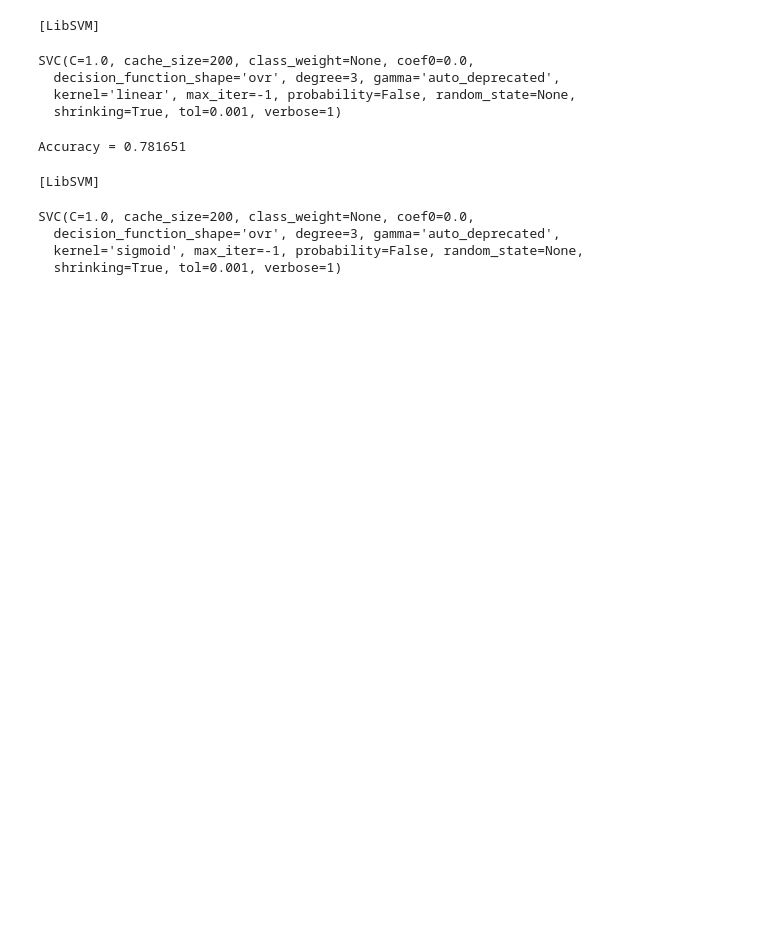
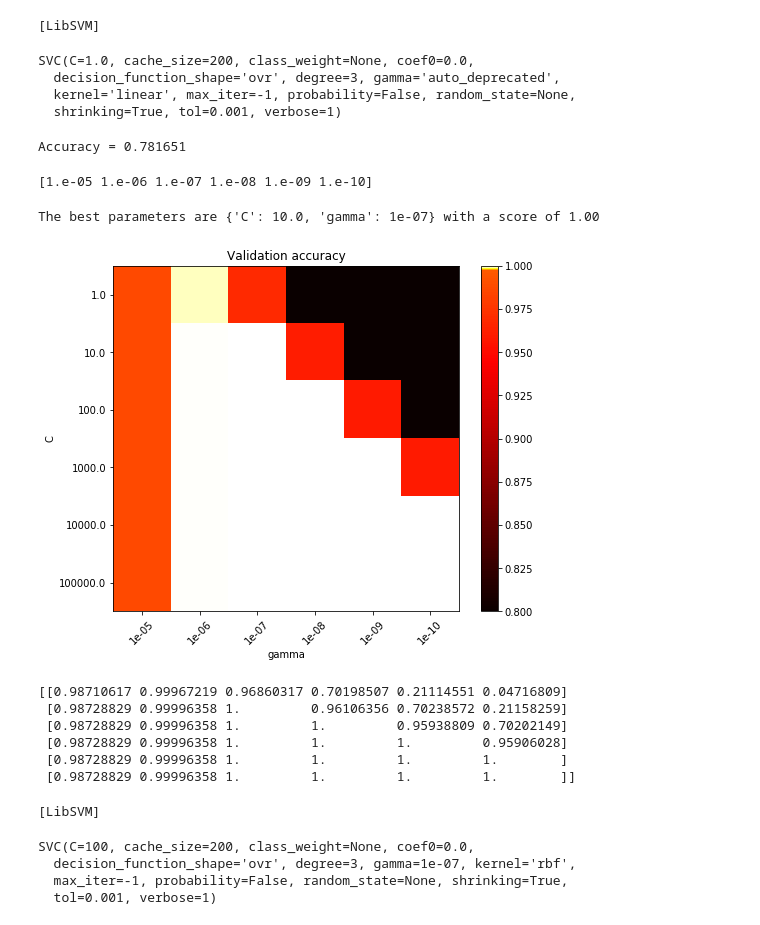
Before and after one commit to neilpretzel/ECE_4194_Project, a Jupyter notebook: ECE_4194_Project.ipynb, the cells around one changed output. Saved outputs shown, nothing was run; the diff lists cells and outputs as text; code cells hidden in the pictures; blank space fills up the shorter version.

Commit message:
made rbf have higher accuracy

```diff
--- a/ECE_4194_Project.ipynb
+++ b/ECE_4194_Project.ipynb
@@ -161,11 +162,74 @@ Accuracy = 0.781651
+# %%
+print(np.logspace(-5, -10, 6))
+#print(1e-7 + 7.5e-8)
+# %% [output]
+[1.e-05 1.e-06 1.e-07 1.e-08 1.e-09 1.e-10]
+# %%
+# https://scikit-learn.org/stable/auto_examples/svm/plot_rbf_parameters.html
+
+from sklearn.model_selection import StratifiedShuffleSplit
+from sklearn.model_selection import GridSearchCV
+
+# usually a range of 10^-3 to 10^3 is sufficient according to source above, so we will do 10^-4 and 10^4
+#C_range = np.logspace(2, 18, 9)
+#gamma_range = np.logspace(-13, -5, 9)
+C_range = np.logspace(0,5,6)
+gamma_range = np.logspace(-5, -10, 6)
+param_grid = dict(gamma=gamma_range, C=C_range)
+cv = StratifiedShuffleSplit(n_splits=5, test_size=0.2, random_state=42)
+grid = GridSearchCV(svm.SVC(kernel="rbf"), param_grid=param_grid, cv=cv)
+grid.fit(X_train, y_train)
+
+print("The best parameters are %s with a score of %0.2f"
+      % (grid.best_params_, grid.best_score_))
+# %% [output]
+The best parameters are {'C': 10.0, 'gamma': 1e-07} with a score of 1.00
+# %%
+from matplotlib.colors import Normalize
+class MidpointNormalize(Normalize):
+
+    def __init__(self, vmin=None, vmax=None, midpoint=None, clip=False):
+        self.midpoint = midpoint
+        Normalize.__init__(self, vmin, vmax, clip)
+
+    def __call__(self, value, clip=None):
+        x, y = [self.vmin, self.midpoint, self.vmax], [0, 0.5, 1]
+        return np.ma.masked_array(np.interp(value, x, y))
+# %%
+# https://matplotlib.org/tutorials/colors/colormaps.html
+
+scores = grid.cv_results_['mean_test_score'].reshape(len(C_range), len(gamma_range))
+
+plt.figure(figsize=(8, 6))
+plt.subplots_adjust(left=.2, right=0.95, bottom=0.15, top=0.95)
+plt.imshow(scores, interpolation='nearest', cmap=plt.cm.hot,
+           norm=MidpointNormalize(vmin=0.8, midpoint=0.9975))
+plt.xlabel('gamma')
+plt.ylabel('C')
+plt.colorbar()
+plt.xticks(np.arange(len(gamma_range)), gamma_range, rotation=45)
+plt.yticks(np.arange(len(C_range)), C_range)
+plt.title('Validation accuracy')
+plt.show()
+# %% [output]
+[figure, added]
+# %%
+print(scores)
+# %% [output]
+[[0.98710617 0.99967219 0.96860317 0.70198507 0.21114551 0.04716809]
+ [0.98728829 0.99996358 1.         0.96106356 0.70238572 0.21158259]
+ [0.98728829 0.99996358 1.         1.         0.95938809 0.70202149]
+ [0.98728829 0.99996358 1.         1.         1.         0.95906028]
+ [0.98728829 0.99996358 1.         1.         1.         1.        ]
+ [0.98728829 0.99996358 1.         1.         1.         1.        ]]
 # %%
 # Create a classifier: a support vector classifier with RBF kernel
-svcrbf = svm.SVC(probability=False, kernel="sigmoid", verbose=1)
+svcrbf = svm.SVC(probability=False, kernel="rbf", C=100, gamma=1e-7, verbose=1)
 svcrbf.fit(X_train,y_train)
 # %% [output]
 [LibSVM]
-SVC(C=1.0, cache_size=200, class_weight=None, coef0=0.0,
-  decision_function_shape='ovr', degree=3, gamma='auto_deprecated',
-  kernel='sigmoid', max_iter=-1, probability=False, random_state=None,
-  shrinking=True, tol=0.001, verbose=1)
+SVC(C=100, cache_size=200, class_weight=None, coef0=0.0,
+  decision_function_shape='ovr', degree=3, gamma=1e-07, kernel='rbf',
+  max_iter=-1, probability=False, random_state=None, shrinking=True,
+  tol=0.001, verbose=1)
 # %%
```
Also changed, not shown: parts of 9 cells of this notebook.
